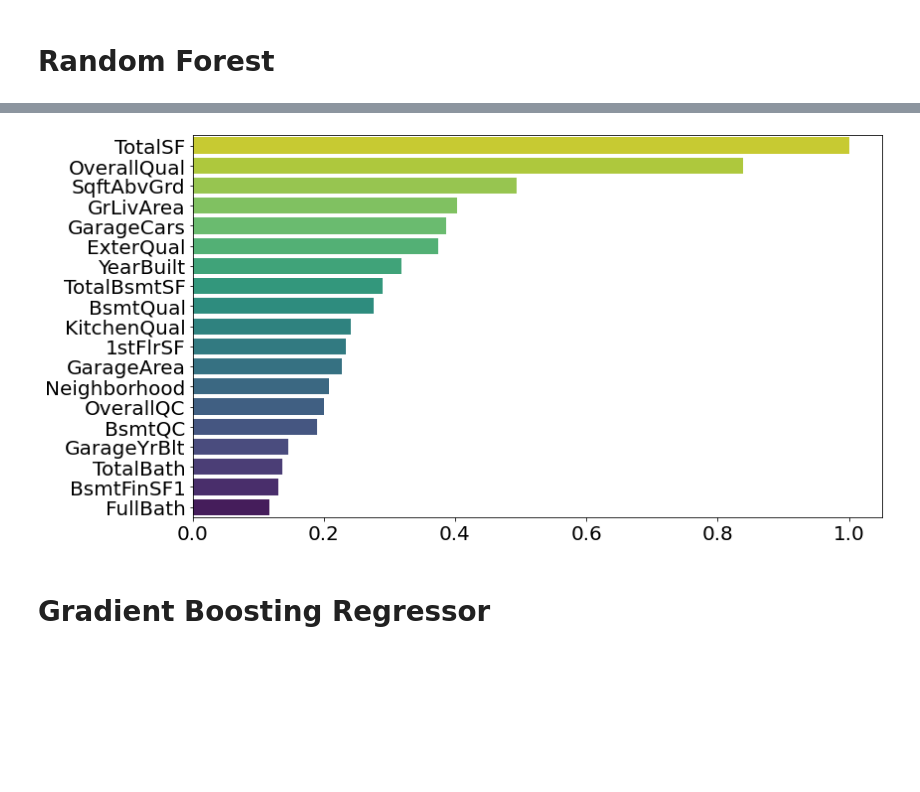
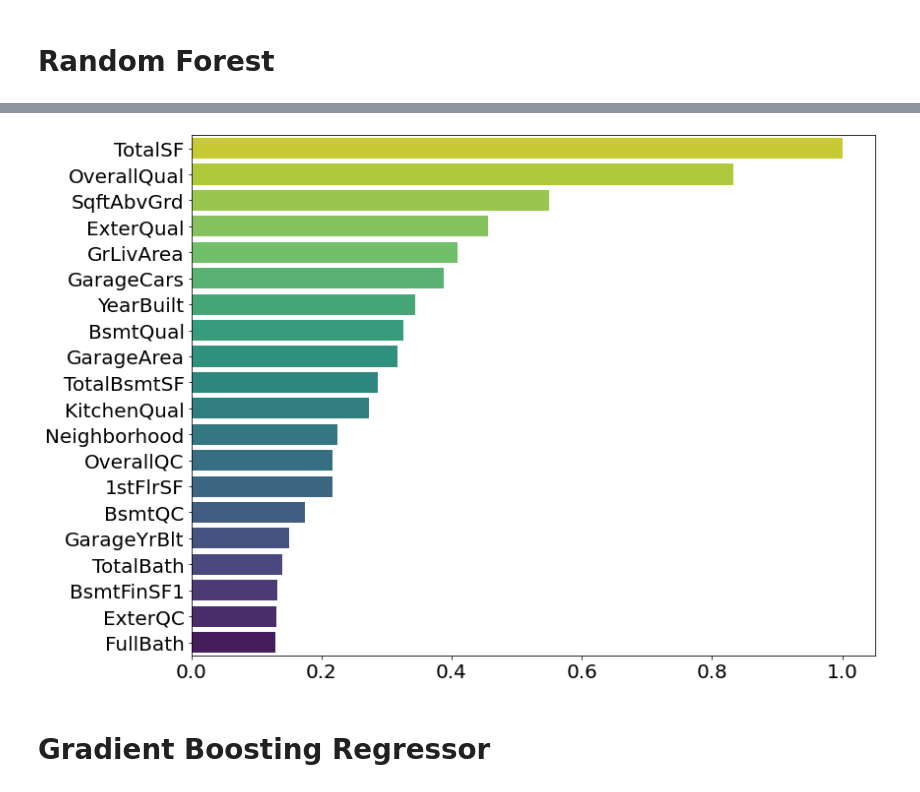
Before and after one commit to garycl/AmesHousing, a Jupyter notebook: code/HousePricePrediction.ipynb, the cells around one changed output, grey strips where cells are left out. Cells and saved outputs as stored; diff of their text form; code cells hidden in the pictures; blank space fills up the shorter version.

```diff
--- a/code/HousePricePrediction.ipynb
+++ b/code/HousePricePrediction.ipynb
@@ -176,19 +200,20 @@ num_att = ['LotFrontage','LotArea','OverallQual',
            'EnclosedPorch','3SsnPorch','ScreenPorch',
            'PoolArea','MiscVal','MoSold','YrSold', 'TotalSF']
 
-ordinal_att = ['LotShape', 'Utilities', 'LandSlope',
-               'ExterQual','ExterCond','BsmtQual',
-               'BsmtCond', 'BsmtExposure', 'BsmtFinType1',
-               'BsmtFinType2', 'HeatingQC','CentralAir',
-               'KitchenQual','Functional','FireplaceQu',
-               'GarageFinish', 'GarageQual', 'GarageCond',
-               'PavedDrive','PoolQC','Fence']
+ordinal_att = ['LotShape', 'LandSlope', 'ExterQual',
+               'ExterCond','BsmtQual', 'BsmtCond',
+               'BsmtExposure', 'BsmtFinType1', 'BsmtFinType2',
+               'HeatingQC','CentralAir', 'KitchenQual',
+               'Functional','FireplaceQu', 'GarageFinish',
+               'GarageQual', 'GarageCond', 'PavedDrive',
+               'Fence']
 
-nonordinal_att = ['MSZoning','LotConfig','Neighborhood',
-                  'BldgType','HouseStyle','RoofStyle',
-                  'MasVnrType','Foundation', 'GarageType',
-                  'SaleType','SaleCondition','Condition1',
-                  'Exterior1st','Exterior2nd']
+nonordinal_att = ['MSSubClass', 'MSZoning', 'LandContour',
+                  'LotConfig', 'Neighborhood', 'BldgType',
+                  'HouseStyle', 'RoofStyle', 'MasVnrType',
+                  'Foundation', 'GarageType', 'SaleType',
+                  'SaleCondition', 'Condition1','Exterior1st',
+                  'Exterior2nd']
 # %% [markdown]
 Aggregate some nonordinal categories to ensure that there are sufficient observations for target encoding.
 # %%
@@ -236,18 +261,17 @@ def ordinal_encoder(df):
           'HeatingQC',
           'KitchenQual',
           'FireplaceQu',
-          'GarageQual', 'GarageCond',
-          'PoolQC']
-    QC_dict = {'Po':1, 'Fa': 2, 'TA':3, 'Gd':4, 'Ex':5}
+          'GarageQual', 'GarageCond']
+    QC_dict = {'Po':1, 'Fa': 2, 'TA':3, 'Gd':4, 'Ex':5, 'None':0}
     data[QC] = data[QC].replace(QC_dict)
 
     # BsmtFinType
     BsmtFinType = ['BsmtFinType1', 'BsmtFinType2']
-    BsmtFinType_dict = {'Unf':1, 'LwQ': 2, 'Rec':3, 'BLQ':4, 'ALQ':5, 'GLQ': 6}
+    BsmtFinType_dict = {'Unf':1, 'LwQ': 2, 'Rec':3, 'BLQ':4, 'ALQ':5, 'GLQ': 6, 'None':0}
     data[BsmtFinType] = data[BsmtFinType].replace(BsmtFinType_dict)
 
     # BsmtExposure
-    BsmtExposure_dict = {'No':1, 'Mn':2, 'Av':3, 'Gd': 4}
+    BsmtExposure_dict = {'No':1, 'Mn':2, 'Av':3, 'Gd': 4, 'None':0}
     data['BsmtExposure'] = data['BsmtExposure'].replace(BsmtExposure_dict)
 
     # CentralAir
@@ -255,7 +279,7 @@ def ordinal_encoder(df):
     data['CentralAir'] = data['CentralAir'].replace(CentralAir_dict)
 
     # Fence
-    Fence_dict = {'NA':1,'MnWw':2, 'GdWo':3, 'MnPrv':4,  'GdPrv':5}
+    Fence_dict = {'None':0, 'MnWw':1, 'GdWo':2, 'MnPrv':3, 'GdPrv':4}
     data['Fence'] = data['Fence'].replace(Fence_dict)
 
     # Functional
@@ -263,7 +287,7 @@ def ordinal_encoder(df):
     data['Functional'] = data['Functional'].replace(Functional_dict)
 
     # GarageFinish
-    GarageFinish_dict = {'Unf':1,'RFn': 2, 'Fin':3}
+    GarageFinish_dict = {'Unf':1,'RFn': 2, 'Fin':3, 'None':0}
     data['GarageFinish'] = data['GarageFinish'].replace(GarageFinish_dict)
 
     # LandSlope
@@ -278,10 +302,6 @@ def ordinal_encoder(df):
     PavedDrive_dict = {'N':1, 'P':2, 'Y': 3}
     data['PavedDrive'] = data['PavedDrive'].replace(PavedDrive_dict)
 
-    # Utilities
-    Utilities_dict = {'ELO':1, 'NoSeWa':2, 'NoSewr':3, 'AllPub':4}
-    data['Utilities'] = data['Utilities'].replace(Utilities_dict)
-
     return data
 # %%
 new_features = [
@@ -430,26 +450,26 @@ RFR_fn(RFR_best_params)
 # %%
 # Fit RFR Best and plot
 RFR_best = RandomForestRegressor(random_state=rng, **RFR_best_params)
 RFR_best.fit(X_train, y_train)
 
 # Create plot data
 plot_data = pd.DataFrame(zip(total_features, RFR_best.feature_importances_),
              columns = ['Feature', 'Importance'])
 plot_data = plot_data.sort_values(by = 'Importance', ascending = False)
 plot_data['Importance'] = plot_data['Importance'].values / plot_data['Importance'].values.max()
 
 # Plot importance at least 0.1
-f, ax = plt.subplots(figsize = (12,6))
+f, ax = plt.subplots(figsize = (12,8))
 sns.barplot(data=plot_data.loc[plot_data.Importance>=0.1],
             y='Feature',
             x='Importance',
             palette='viridis_r')
 ax.set_xlabel('')
 ax.set_ylabel('')
 ax.tick_params(axis='both', which='major', labelsize=20)
 f.tight_layout()
 # %% [output]
-[figure, old version]
+[figure, new version]
 # %%
 # Store best features
 best_features = dict()
```
Also changed, not shown: parts of 33 cells of this notebook, 15 other files.
